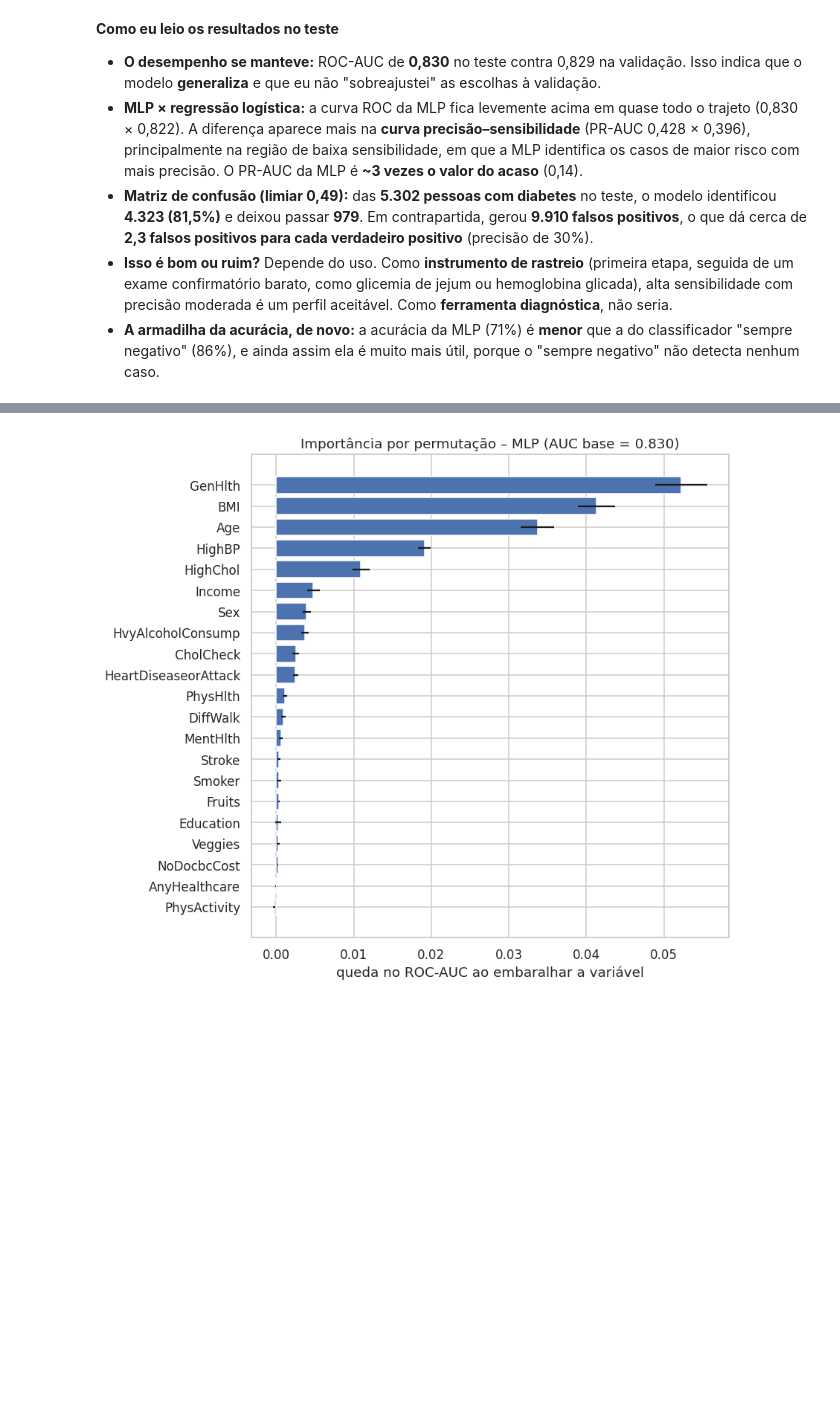
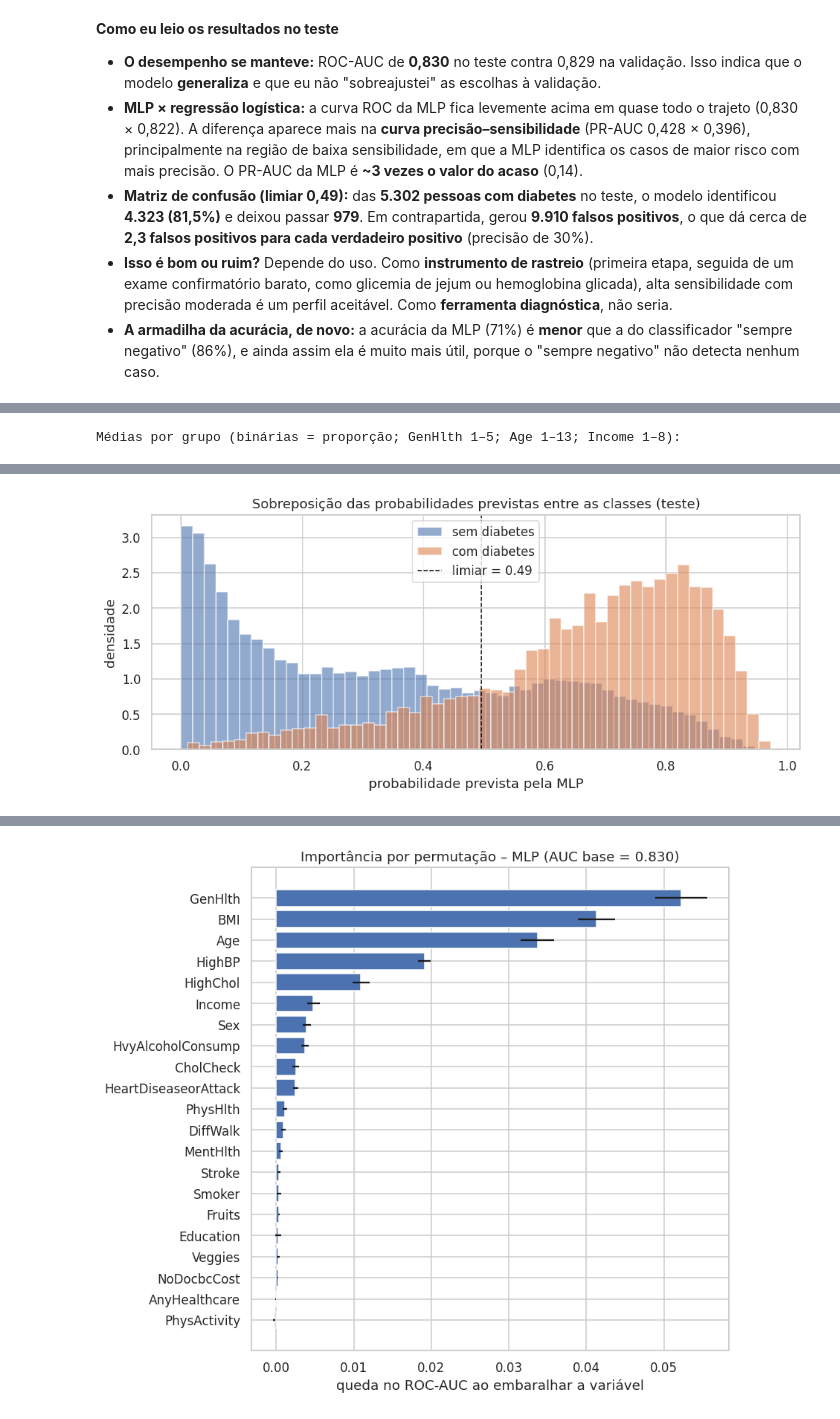
Before and after one commit to ligia-soares-ds/Projeto_Final_Diabetes_RNA, a Jupyter notebook: Projeto_Final_Diabetes_RNA.ipynb, the cells around one changed output, grey strips where cells are left out. Cells and saved outputs as stored; diff of their text form; code cells hidden in the pictures; blank space fills up the shorter version.

```diff
--- a/Projeto_Final_Diabetes_RNA.ipynb
+++ b/Projeto_Final_Diabetes_RNA.ipynb
@@ -761,0 +787,28 @@ MAE, MSE, RMSE e R² são métricas de **regressão** (prever um número contín
+# %%
+# ============================================================
+# 15c. Análise dos erros: perfil de cada célula da matriz de confusão
+# ============================================================
+pred_te = (prob_mlp_te >= lim_mlp).astype(int)
+ordem = ["VP (diabetes detectado)", "FN (diabetes não detectado)", "FP (alarme falso)", "VN (sem diabetes, correto)"]
+grupo = np.select([(y_test == 1) & (pred_te == 1), (y_test == 1) & (pred_te == 0),
+                   (y_test == 0) & (pred_te == 1), (y_test == 0) & (pred_te == 0)], ordem, default="")
+
+te = X_test.copy()                      # valores ORIGINAIS (não padronizados), mais fáceis de interpretar
+te["grupo"], te["prob"], te["real"] = grupo, prob_mlp_te, y_test
+cols_perfil = ["prob", "GenHlth", "BMI", "Age", "HighBP", "HighChol", "DiffWalk",
+               "HeartDiseaseorAttack", "PhysActivity", "Income"]
+perfil = te.groupby("grupo")[cols_perfil].mean().reindex(ordem)
+perfil.insert(0, "n", te["grupo"].value_counts().reindex(ordem))
+print("Médias por grupo (binárias = proporção; GenHlth 1–5; Age 1–13; Income 1–8):")
+display(perfil.round(2))
+
+# Distribuição das probabilidades previstas para quem tem e quem não tem diabetes
+fig, ax = plt.subplots(figsize=(9, 4))
+ax.hist(prob_mlp_te[y_test == 0], bins=50, alpha=0.6, density=True, label="sem diabetes", color="#4C72B0")
+ax.hist(prob_mlp_te[y_test == 1], bins=50, alpha=0.6, density=True, label="com diabetes", color="#DD8452")
+ax.axvline(lim_mlp, ls="--", color="black", lw=1, label=f"limiar = {lim_mlp:.2f}")
+ax.set_xlabel("probabilidade prevista pela MLP"); ax.set_ylabel("densidade")
+ax.set_title("Sobreposição das probabilidades previstas entre as classes (teste)"); ax.legend()
+plt.tight_layout(); plt.show()
+# %% [output]
+Médias por grupo (binárias = proporção; GenHlth 1–5; Age 1–13; Income 1–8):
@@ -761,0 +821 @@ MAE, MSE, RMSE e R² são métricas de **regressão** (prever um número contín
+[figure, added]
```
Also changed, not shown: parts of 17 cells of this notebook.
